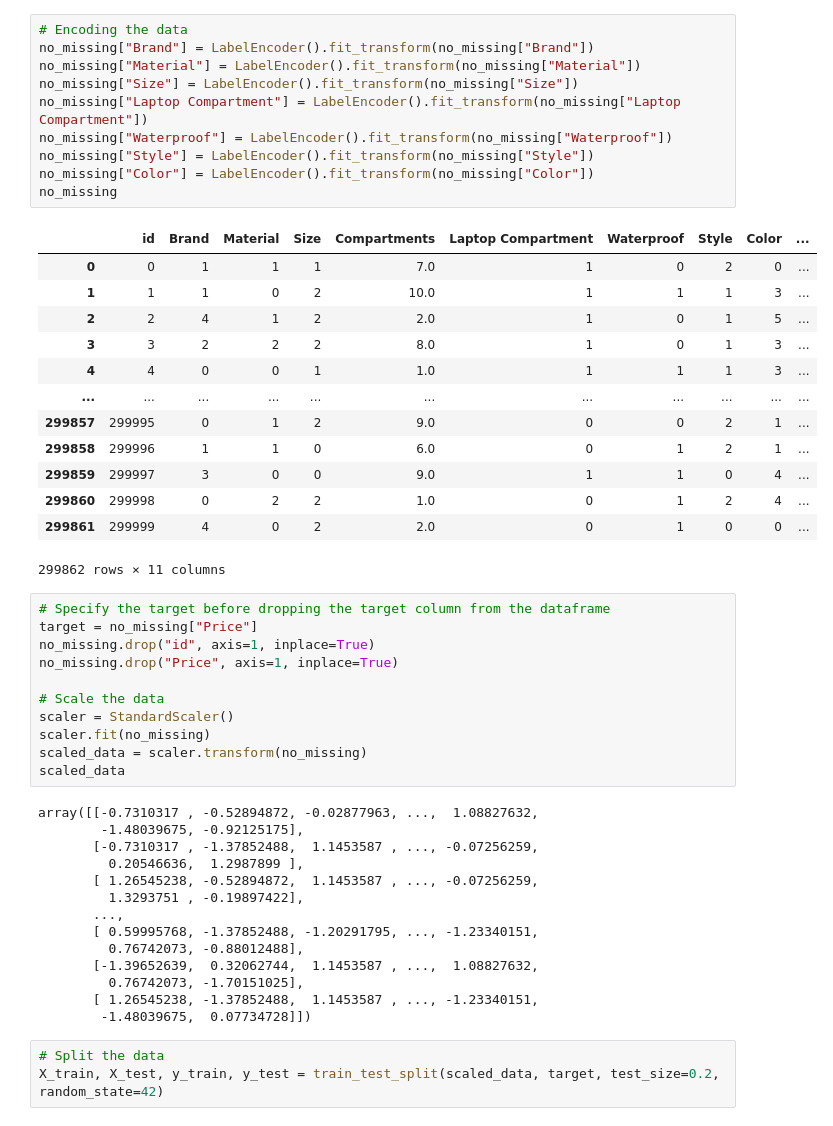
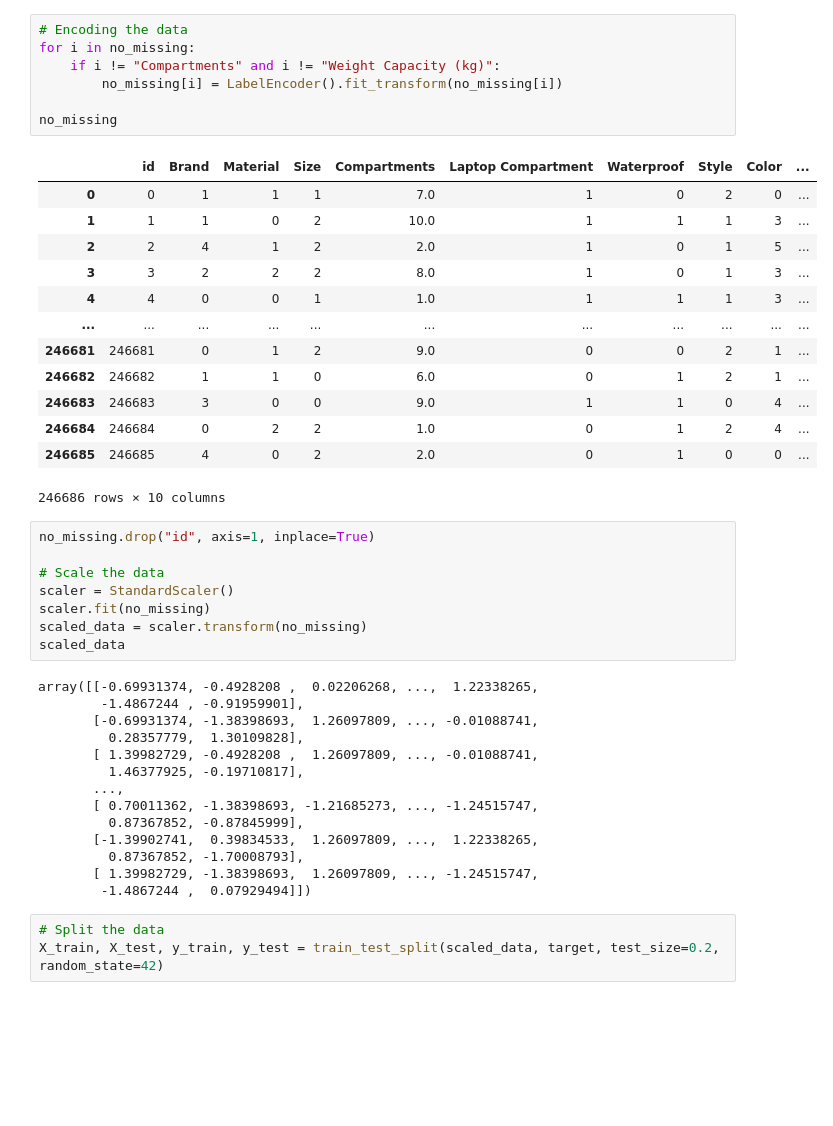
Before and after one commit to Keroshi/Kaggle-Backpack-Prediction-Challenge, a Jupyter notebook: training_XGB.ipynb, the cells around one changed output. Drawn from its saved outputs; the diff is of its cells as text; blank space fills up the shorter version.

```diff
--- a/training_XGB.ipynb
+++ b/training_XGB.ipynb
@@ -35,32 +39,26 @@ no_missing
 # %%
 # Encoding the data
-no_missing["Brand"] = LabelEncoder().fit_transform(no_missing["Brand"])
-no_missing["Material"] = LabelEncoder().fit_transform(no_missing["Material"])
-no_missing["Size"] = LabelEncoder().fit_transform(no_missing["Size"])
-no_missing["Laptop Compartment"] = LabelEncoder().fit_transform(no_missing["Laptop Compartment"])
-no_missing["Waterproof"] = LabelEncoder().fit_transform(no_missing["Waterproof"])
-no_missing["Style"] = LabelEncoder().fit_transform(no_missing["Style"])
-no_missing["Color"] = LabelEncoder().fit_transform(no_missing["Color"])
+for i in no_missing:
+    if i != "Compartments" and i != "Weight Capacity (kg)":
+        no_missing[i] = LabelEncoder().fit_transform(no_missing[i])
+
 no_missing
 # %% [output]
 |  | id | Brand | Material | Size | Compartments | Laptop Compartment | Waterproof | Style | Color | ... |
 | 0 | 0 | 1 | 1 | 1 | 7.0 | 1 | 0 | 2 | 0 | ... |
 | 1 | 1 | 1 | 0 | 2 | 10.0 | 1 | 1 | 1 | 3 | ... |
 | 2 | 2 | 4 | 1 | 2 | 2.0 | 1 | 0 | 1 | 5 | ... |
 | 3 | 3 | 2 | 2 | 2 | 8.0 | 1 | 0 | 1 | 3 | ... |
 | 4 | 4 | 0 | 0 | 1 | 1.0 | 1 | 1 | 1 | 3 | ... |
 | ... | ... | ... | ... | ... | ... | ... | ... | ... | ... | ... |
-| 299857 | 299995 | 0 | 1 | 2 | 9.0 | 0 | 0 | 2 | 1 | ... |
-| 299858 | 299996 | 1 | 1 | 0 | 6.0 | 0 | 1 | 2 | 1 | ... |
-| 299859 | 299997 | 3 | 0 | 0 | 9.0 | 1 | 1 | 0 | 4 | ... |
-| 299860 | 299998 | 0 | 2 | 2 | 1.0 | 0 | 1 | 2 | 4 | ... |
-| 299861 | 299999 | 4 | 0 | 2 | 2.0 | 0 | 1 | 0 | 0 | ... |
+| 246681 | 246681 | 0 | 1 | 2 | 9.0 | 0 | 0 | 2 | 1 | ... |
+| 246682 | 246682 | 1 | 1 | 0 | 6.0 | 0 | 1 | 2 | 1 | ... |
+| 246683 | 246683 | 3 | 0 | 0 | 9.0 | 1 | 1 | 0 | 4 | ... |
+| 246684 | 246684 | 0 | 2 | 2 | 1.0 | 0 | 1 | 2 | 4 | ... |
+| 246685 | 246685 | 4 | 0 | 2 | 2.0 | 0 | 1 | 0 | 0 | ... |
-299862 rows × 11 columns
+246686 rows × 10 columns
 # %%
-# Specify the target before dropping the target column from the dataframe
-target = no_missing["Price"]
 no_missing.drop("id", axis=1, inplace=True)
-no_missing.drop("Price", axis=1, inplace=True)
 
 # Scale the data
 scaler = StandardScaler()
@@ -68,19 +66,19 @@ scaler.fit(no_missing)
 scaled_data = scaler.transform(no_missing)
 scaled_data
 # %% [output]
-array([[-0.7310317 , -0.52894872, -0.02877963, ...,  1.08827632,
-        -1.48039675, -0.92125175],
-       [-0.7310317 , -1.37852488,  1.1453587 , ..., -0.07256259,
-         0.20546636,  1.2987899 ],
-       [ 1.26545238, -0.52894872,  1.1453587 , ..., -0.07256259,
-         1.3293751 , -0.19897422],
+array([[-0.69931374, -0.4928208 ,  0.02206268, ...,  1.22338265,
+        -1.4867244 , -0.91959901],
+       [-0.69931374, -1.38398693,  1.26097809, ..., -0.01088741,
+         0.28357779,  1.30109828],
+       [ 1.39982729, -0.4928208 ,  1.26097809, ..., -0.01088741,
+         1.46377925, -0.19710817],
        ...,
-       [ 0.59995768, -1.37852488, -1.20291795, ..., -1.23340151,
-         0.76742073, -0.88012488],
-       [-1.39652639,  0.32062744,  1.1453587 , ...,  1.08827632,
-         0.76742073, -1.70151025],
-       [ 1.26545238, -1.37852488,  1.1453587 , ..., -1.23340151,
-        -1.48039675,  0.07734728]])
+       [ 0.70011362, -1.38398693, -1.21685273, ..., -1.24515747,
+         0.87367852, -0.87845999],
+       [-1.39902741,  0.39834533,  1.26097809, ...,  1.22338265,
+         0.87367852, -1.70008793],
+       [ 1.39982729, -1.38398693,  1.26097809, ..., -1.24515747,
+        -1.4867244 ,  0.07929494]])
 # %%
 # Split the data
 X_train, X_test, y_train, y_test = train_test_split(scaled_data, target, test_size=0.2, random_state=42)
```
Also changed, not shown: parts of 4 cells of this notebook, 4 other files.
